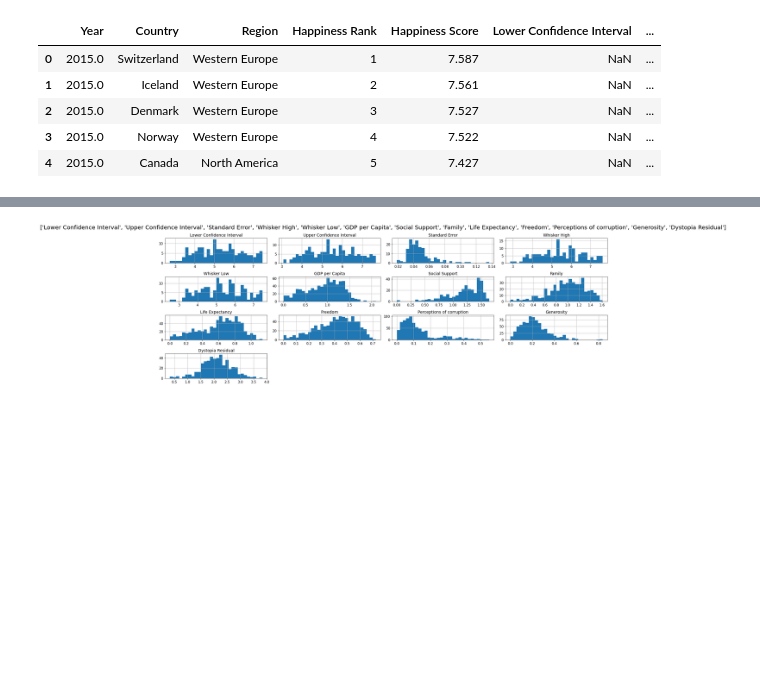
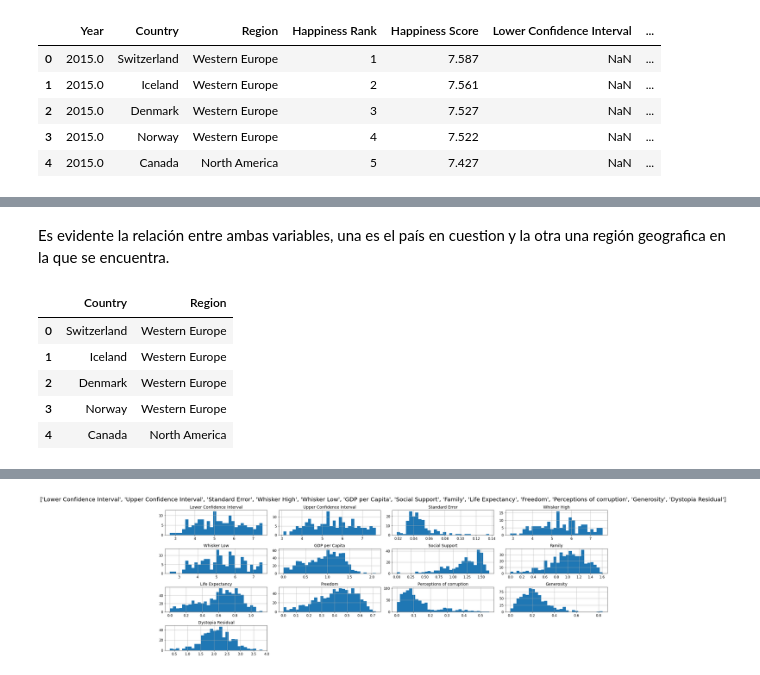
Before and after one commit to AguAcerbo/Carrera-de-Especializacion-en-IA, a Jupyter notebook: B3-Machine_Learning/Trabajo Final/Trabajo Final ML.ipynb, the cells around one changed output, grey strips where cells are left out. Cells and saved outputs as stored; diff of their text form; code cells hidden in the pictures; blank space fills up the shorter version.

```diff
--- a/B3-Machine_Learning/Trabajo Final/Trabajo Final ML.ipynb
+++ b/B3-Machine_Learning/Trabajo Final/Trabajo Final ML.ipynb
@@ -620,0 +599,2 @@ output = ['Happiness Score']
+# %%
+categoricas_clean = ['Country', 'Region']
@@ -621 +702,12 @@ output = ['Happiness Score']
+# %% [markdown]
+Es evidente la relación entre ambas variables, una es el país en cuestion y la otra una región geografica en la que se encuentra.
+# %%
+full_dataset[categoricas_clean].head()
+# %% [output]
+|  | Country | Region |
+| 0 | Switzerland | Western Europe |
+| 1 | Iceland | Western Europe |
+| 2 | Denmark | Western Europe |
+| 3 | Norway | Western Europe |
+| 4 | Canada | North America |
 # %%
```
Also changed, not shown: parts of 42 cells of this notebook.
